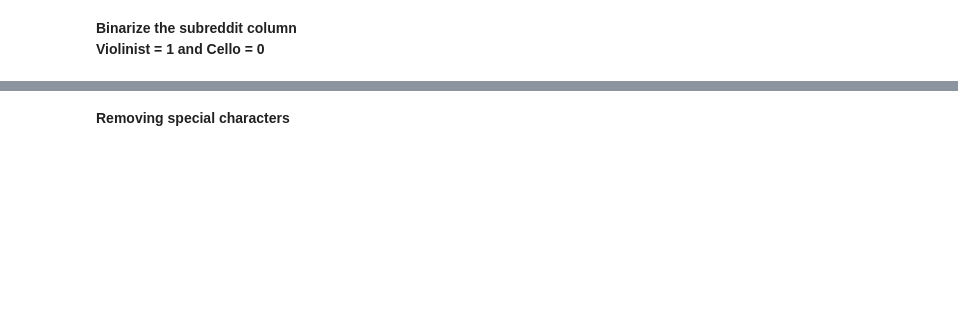
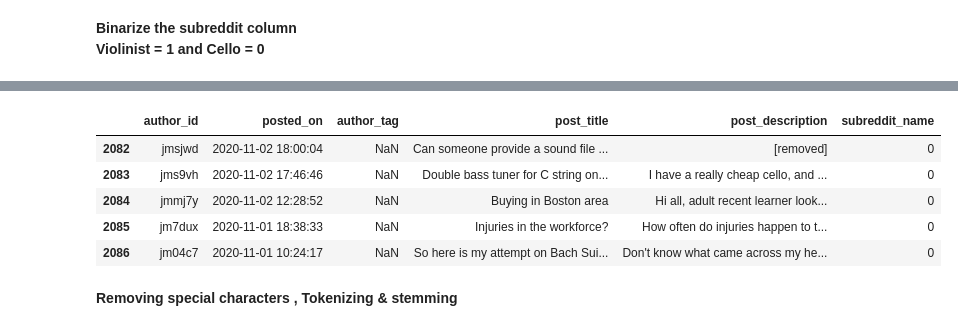
Before and after one commit to vaishnavibrungi/reddit, a Jupyter notebook: code/data_cleaning_and_eda.ipynb, the cells around one changed output, grey strips where cells are left out. Cells and saved outputs as stored; diff of their text form; code cells hidden in the pictures; blank space fills up the shorter version.

```diff
--- a/code/data_cleaning_and_eda.ipynb
+++ b/code/data_cleaning_and_eda.ipynb
@@ -192,2 +192,12 @@ reddit_data.head(10)
+# %%
+#display the last five rows
+reddit_data.tail(5)
+# %% [output]
+|  | author_id | posted_on | author_tag | post_title | post_description | subreddit_name |
+| 2082 | jmsjwd | 2020-11-02 18:00:04 | NaN | Can someone provide a sound file ... | [removed] | 0 |
+| 2083 | jms9vh | 2020-11-02 17:46:46 | NaN | Double bass tuner for C string on... | I have a really cheap cello, and ... | 0 |
+| 2084 | jmmj7y | 2020-11-02 12:28:52 | NaN | Buying in Boston area | Hi all, adult recent learner look... | 0 |
+| 2085 | jm7dux | 2020-11-01 18:38:33 | NaN | Injuries in the workforce? | How often do injuries happen to t... | 0 |
+| 2086 | jm04c7 | 2020-11-01 10:24:17 | NaN | So here is my attempt on Bach Sui... | Don't know what came across my he... | 0 |
 # %% [markdown]
-**Removing special characters**
+**Removing special characters , Tokenizing & stemming**
```
Also changed, not shown: parts of 26 cells of this notebook, 2 other files.
